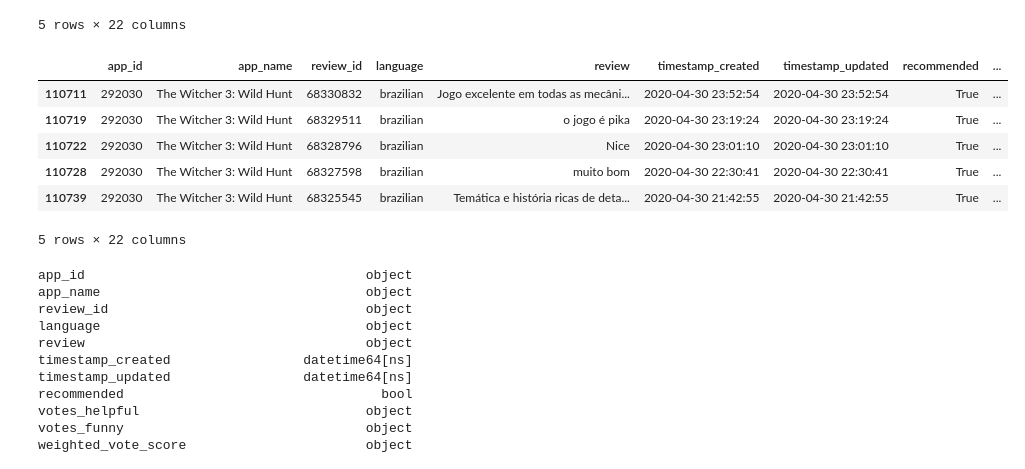
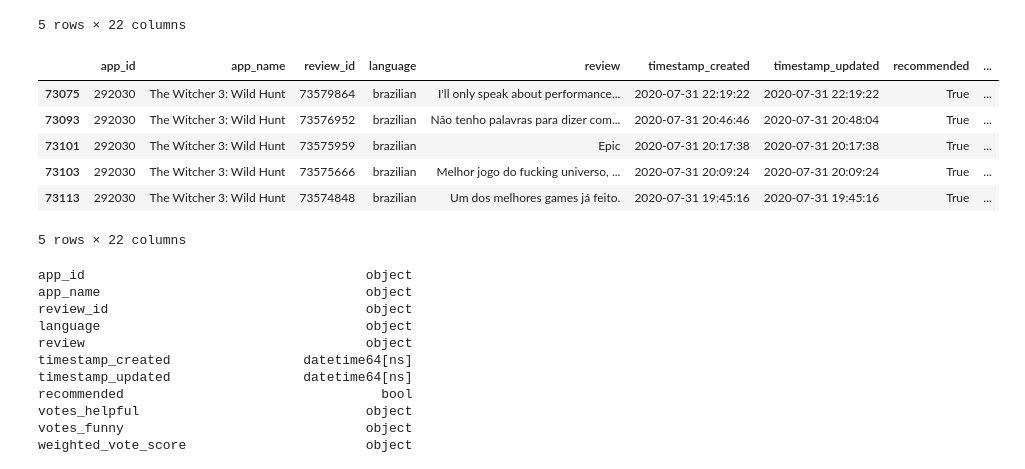
Before and after one commit to DaviReisVieira/projeto-1-redesoc, a Jupyter notebook: 0. Minerando Dados.ipynb, the cells around one changed output. Drawn from its saved outputs; the diff is of its cells as text; code cells hidden in the pictures.

Commit message:
making in july

```diff
--- a/0. Minerando Dados.ipynb
+++ b/0. Minerando Dados.ipynb
@@ -136,14 +159,14 @@ reviews_ptbr.head(5)
 | 48 | 292030 | The Witcher 3: Wild Hunt | 85172417 | brazilian | very foda | 2021-01-23 00:04:31 | 2021-01-23 00:04:31 | True | ... |
 5 rows × 22 columns
 # %%
-reviews_april = reviews_ptbr[reviews_ptbr['timestamp_created'].dt.month == 4]
-reviews_april.head(5)
+reviews_july = reviews_ptbr[reviews_ptbr['timestamp_created'].dt.month == 7]
+reviews_july.head(5)
 # %% [output]
 |  | app_id | app_name | review_id | language | review | timestamp_created | timestamp_updated | recommended | ... |
-| 110711 | 292030 | The Witcher 3: Wild Hunt | 68330832 | brazilian | Jogo excelente em todas as mecâni... | 2020-04-30 23:52:54 | 2020-04-30 23:52:54 | True | ... |
-| 110719 | 292030 | The Witcher 3: Wild Hunt | 68329511 | brazilian | o jogo é pika | 2020-04-30 23:19:24 | 2020-04-30 23:19:24 | True | ... |
-| 110722 | 292030 | The Witcher 3: Wild Hunt | 68328796 | brazilian | Nice | 2020-04-30 23:01:10 | 2020-04-30 23:01:10 | True | ... |
-| 110728 | 292030 | The Witcher 3: Wild Hunt | 68327598 | brazilian | muito bom | 2020-04-30 22:30:41 | 2020-04-30 22:30:41 | True | ... |
-| 110739 | 292030 | The Witcher 3: Wild Hunt | 68325545 | brazilian | Temática e história ricas de deta... | 2020-04-30 21:42:55 | 2020-04-30 21:42:55 | True | ... |
+| 73075 | 292030 | The Witcher 3: Wild Hunt | 73579864 | brazilian | I'll only speak about performance... | 2020-07-31 22:19:22 | 2020-07-31 22:19:22 | True | ... |
+| 73093 | 292030 | The Witcher 3: Wild Hunt | 73576952 | brazilian | Não tenho palavras para dizer com... | 2020-07-31 20:46:46 | 2020-07-31 20:48:04 | True | ... |
+| 73101 | 292030 | The Witcher 3: Wild Hunt | 73575959 | brazilian | Epic | 2020-07-31 20:17:38 | 2020-07-31 20:17:38 | True | ... |
+| 73103 | 292030 | The Witcher 3: Wild Hunt | 73575666 | brazilian | Melhor jogo do fucking universo, ... | 2020-07-31 20:09:24 | 2020-07-31 20:09:24 | True | ... |
+| 73113 | 292030 | The Witcher 3: Wild Hunt | 73574848 | brazilian | Um dos melhores games já feito. | 2020-07-31 19:45:16 | 2020-07-31 19:45:16 | True | ... |
 5 rows × 22 columns
 # %%
```
Also changed, not shown: parts of 79 cells of this notebook, 6 other files.
